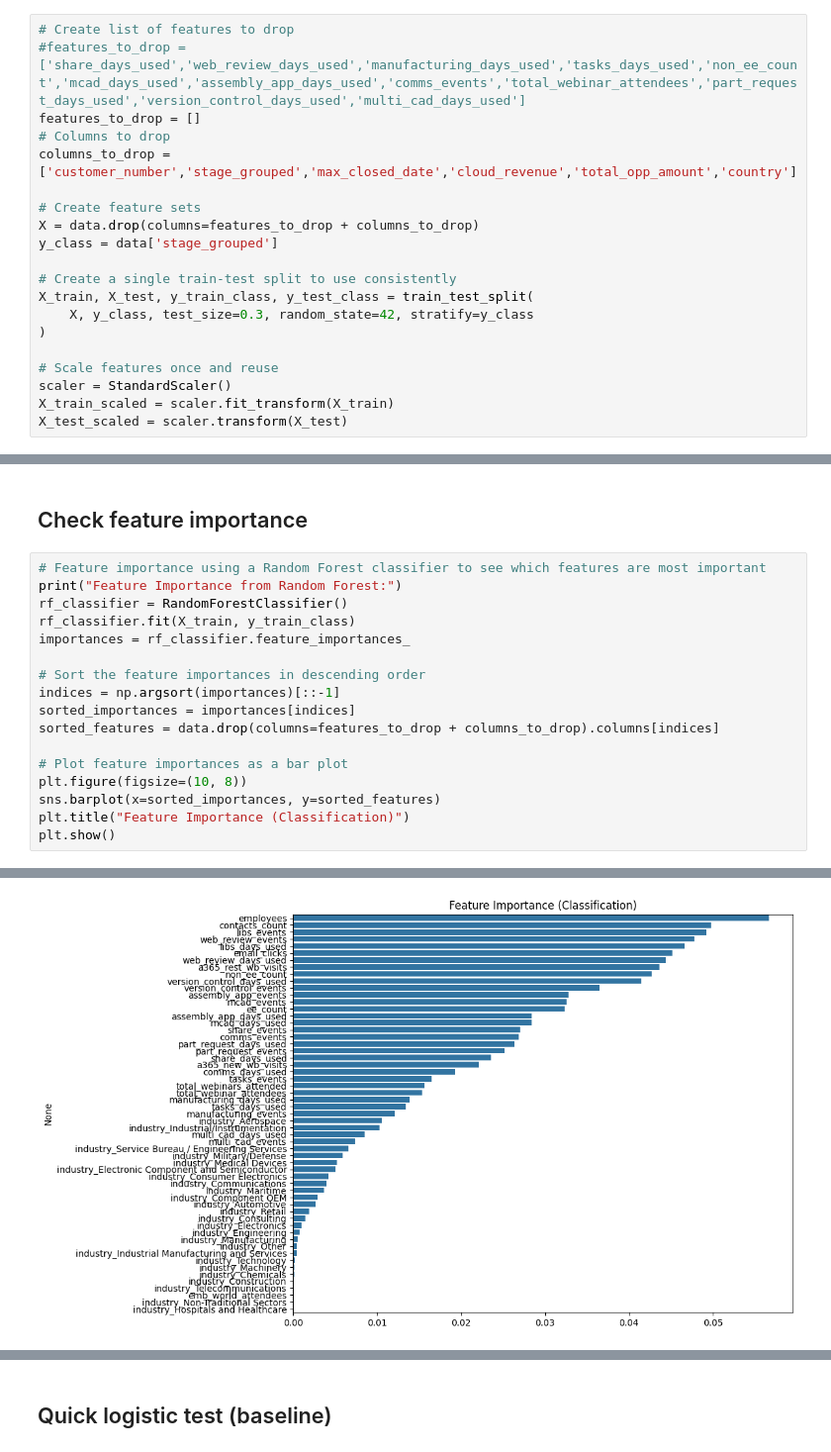
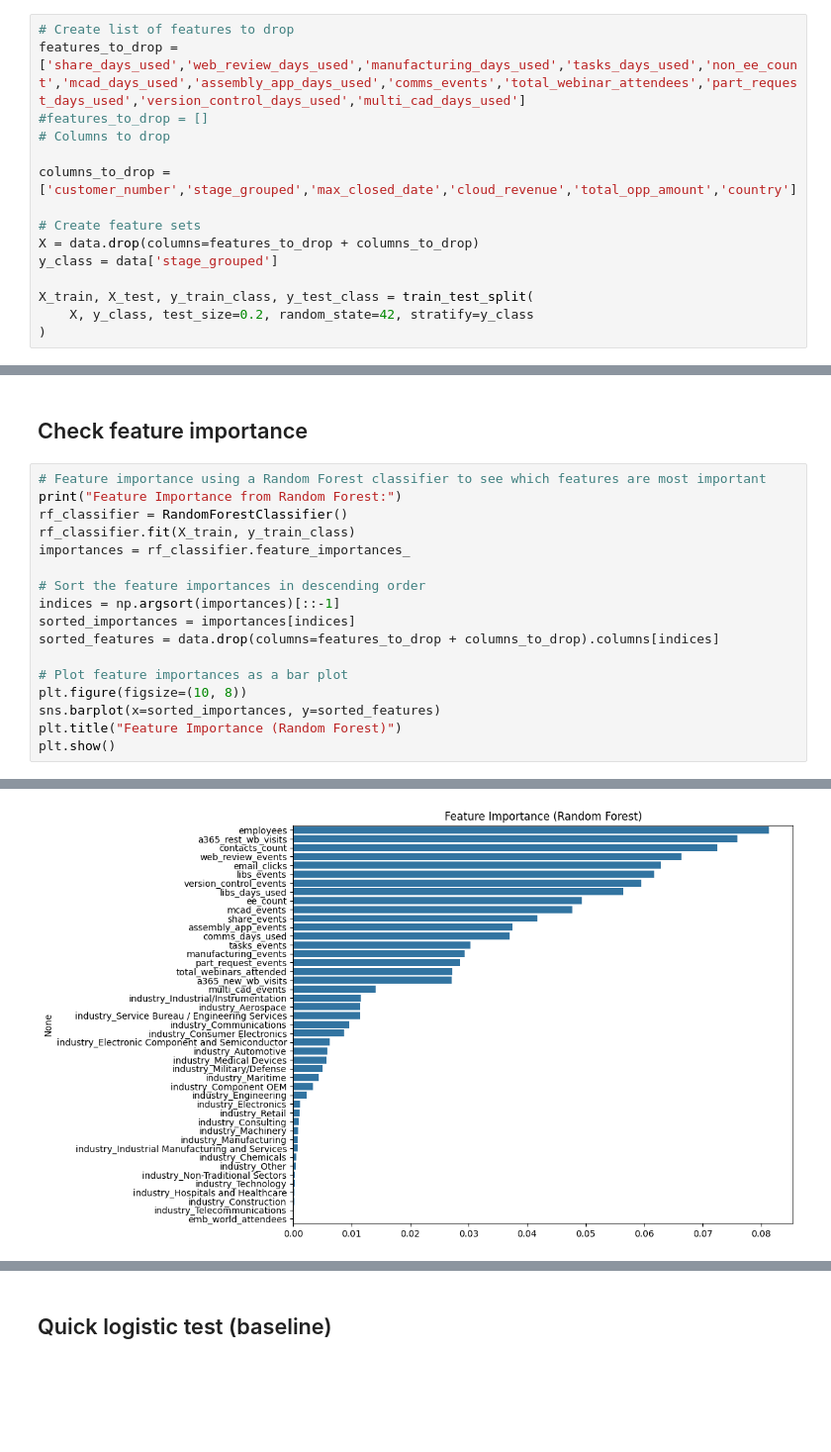
Before and after one commit to priscillaoclark/15.071-The-Analytics-Edge, a Jupyter notebook: analysis_v2.ipynb, the cells around one changed output, grey strips where cells are left out. Shown at 99% size. Drawn from its saved outputs; the diff is of its cells as text; blank space fills up the shorter version.

Commit message:
final changes and images

```diff
--- a/analysis_v2.ipynb
+++ b/analysis_v2.ipynb
@@ -134,24 +209,19 @@ high_corr_features
 ## Build train/test splits
 # %%
 # Create list of features to drop
-#features_to_drop = ['share_days_used','web_review_days_used','manufacturing_days_used','tasks_days_used','non_ee_count','mcad_days_used','assembly_app_days_used','comms_events','total_webinar_attendees','part_request_days_used','version_control_days_used','multi_cad_days_used']
-features_to_drop = []
+features_to_drop = ['share_days_used','web_review_days_used','manufacturing_days_used','tasks_days_used','non_ee_count','mcad_days_used','assembly_app_days_used','comms_events','total_webinar_attendees','part_request_days_used','version_control_days_used','multi_cad_days_used']
+#features_to_drop = []
 # Columns to drop
+
 columns_to_drop = ['customer_number','stage_grouped','max_closed_date','cloud_revenue','total_opp_amount','country']
 
 # Create feature sets
 X = data.drop(columns=features_to_drop + columns_to_drop)
 y_class = data['stage_grouped']
 
-# Create a single train-test split to use consistently
 X_train, X_test, y_train_class, y_test_class = train_test_split(
-    X, y_class, test_size=0.3, random_state=42, stratify=y_class
+    X, y_class, test_size=0.2, random_state=42, stratify=y_class
 )
-
-# Scale features once and reuse
-scaler = StandardScaler()
-X_train_scaled = scaler.fit_transform(X_train)
-X_test_scaled = scaler.transform(X_test)
 # %%
 # Correlation Analysis to see how features correlate with the target
 print("Correlation Analysis:")
@@ -180,23 +250,23 @@ dtype: float64
 # %%
 # Feature importance using a Random Forest classifier to see which features are most important
 print("Feature Importance from Random Forest:")
 rf_classifier = RandomForestClassifier()
 rf_classifier.fit(X_train, y_train_class)
 importances = rf_classifier.feature_importances_
 
 # Sort the feature importances in descending order
 indices = np.argsort(importances)[::-1]
 sorted_importances = importances[indices]
 sorted_features = data.drop(columns=features_to_drop + columns_to_drop).columns[indices]
 
 # Plot feature importances as a bar plot
 plt.figure(figsize=(10, 8))
 sns.barplot(x=sorted_importances, y=sorted_features)
-plt.title("Feature Importance (Classification)")
+plt.title("Feature Importance (Random Forest)")
 plt.show()
 # %% [output]
 Feature Importance from Random Forest:
-[figure, old version]
+[figure, new version]
 # %%
 # Feature Importance using XGBoost
 print("Feature Importance from XGBoost:")
```
Also changed, not shown: parts of 35 cells of this notebook, 8 other files.
